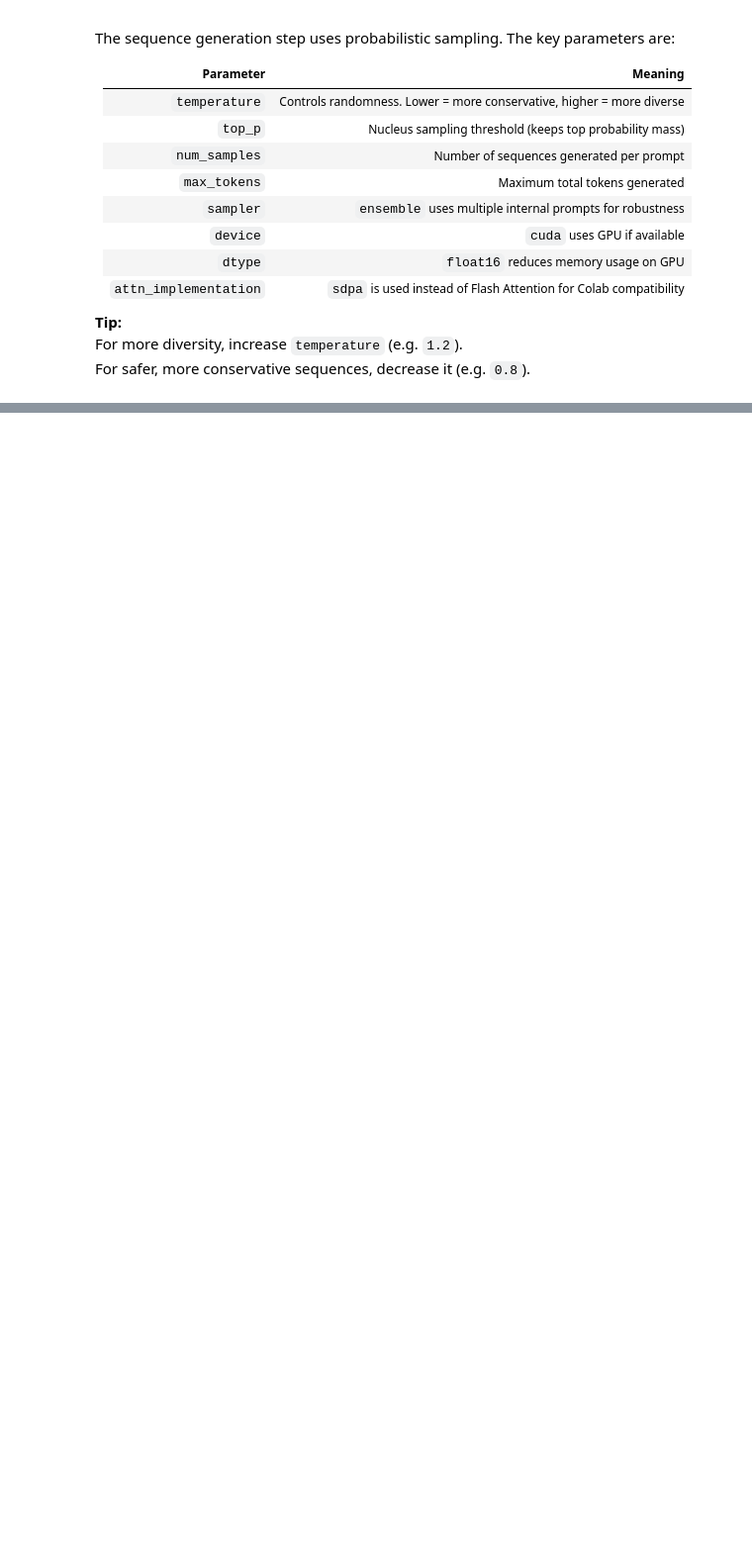
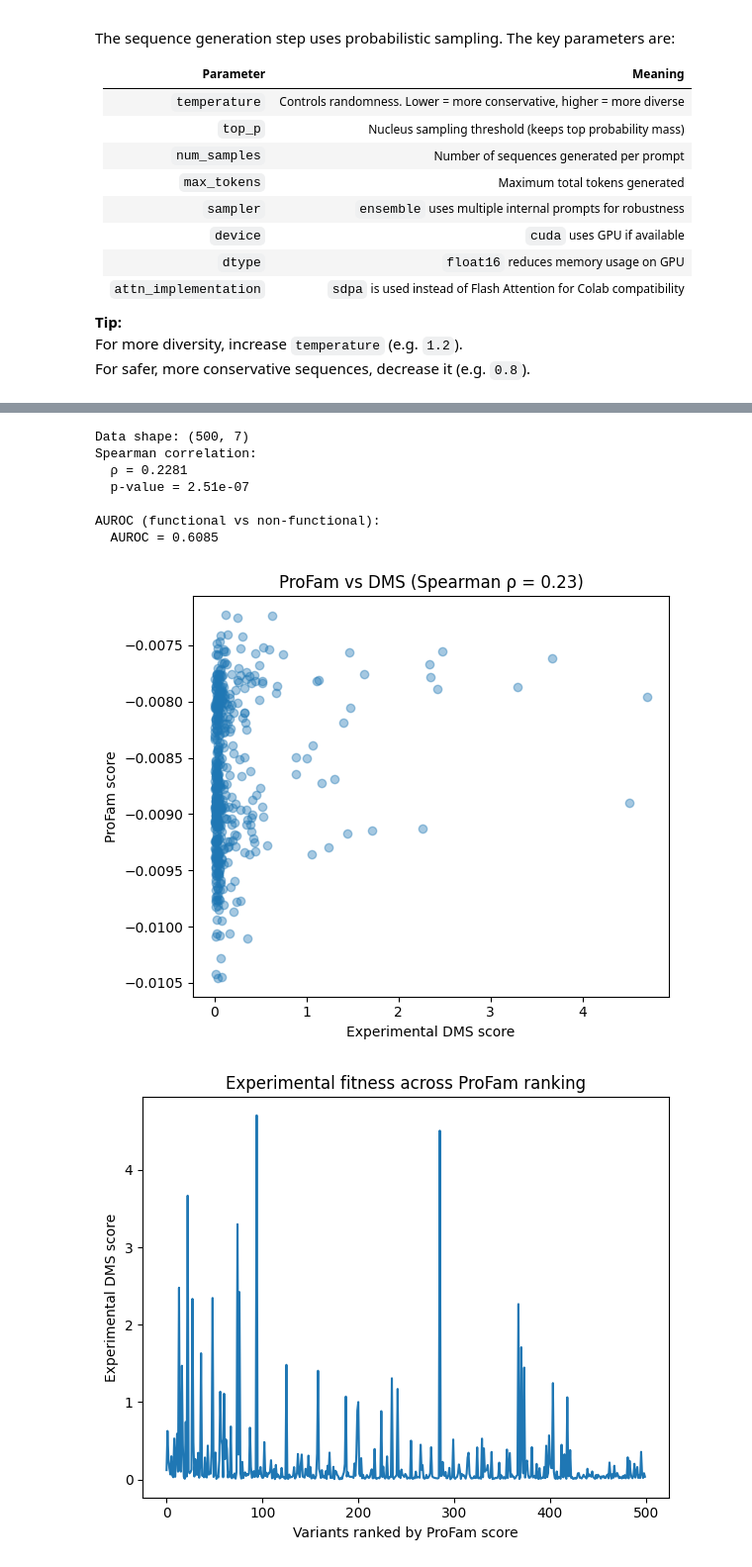
Before and after one commit to bordin89/ML4NGP_tutorials, a Jupyter notebook: ml4ngp_2_profam.ipynb, the cells around one changed output, grey strips where cells are left out. Shown at 99% size. Cells and saved outputs as stored; diff of their text form; code cells hidden in the pictures; blank space fills up the shorter version.

```diff
--- a/ml4ngp_2_profam.ipynb
+++ b/ml4ngp_2_profam.ipynb
@@ -1035,0 +1416,69 @@ NGLWidget()
+# %%
+#@title 📊 Evaluate ProFam scores against DMS experimental fitness
+
+import numpy as np
+import pandas as pd
+import matplotlib.pyplot as plt
+from scipy.stats import spearmanr
+from sklearn.metrics import roc_auc_score
+
+# df must already exist from the merge cell
+if "df" not in globals():
+    raise RuntimeError("Merged dataframe 'df' not found. Run the merge cell first.")
+
+print("Data shape:", df.shape)
+
+# ------------------------------------------------------------------
+# 1️⃣ Spearman correlation (continuous DMS score)
+# ------------------------------------------------------------------
+rho, pval = spearmanr(df["score"], df["DMS_score"])
+
+print("Spearman correlation:")
+print(f"  ρ = {rho:.4f}")
+print(f"  p-value = {pval:.2e}")
+print()
+
+# ------------------------------------------------------------------
+# 2️⃣ AUROC (binary functional classification)
+# ------------------------------------------------------------------
+if "DMS_score_bin" in df.columns:
+    auc = roc_auc_score(df["DMS_score_bin"], df["score"])
+    print("AUROC (functional vs non-functional):")
+    print(f"  AUROC = {auc:.4f}")
+    print()
+else:
+    print("No DMS_score_bin column available for AUROC.\n")
+
+# ------------------------------------------------------------------
+# 3️⃣ Scatter plot
+# ------------------------------------------------------------------
+plt.figure(figsize=(6,5))
+plt.scatter(df["DMS_score"], df["score"], alpha=0.4)
+plt.xlabel("Experimental DMS score")
+plt.ylabel("ProFam score")
+plt.title(f"ProFam vs DMS (Spearman ρ = {rho:.2f})")
+plt.tight_layout()
+plt.show()
+
+# ------------------------------------------------------------------
+# 4️⃣ Optional: Rank-based view
+# ------------------------------------------------------------------
+df_sorted = df.sort_values("score", ascending=False).reset_index(drop=True)
+
+plt.figure(figsize=(6,5))
+plt.plot(df_sorted["DMS_score"].values)
+plt.xlabel("Variants ranked by ProFam score")
+plt.ylabel("Experimental DMS score")
+plt.title("Experimental fitness across ProFam ranking")
+plt.tight_layout()
+plt.show()
+# %% [output]
+Data shape: (500, 7)
+Spearman correlation:
+  ρ = 0.2281
+  p-value = 2.51e-07
+
+AUROC (functional vs non-functional):
+  AUROC = 0.6085
+[figure, added]
+[figure, added]
```
Also changed, not shown: parts of 22 cells of this notebook.
